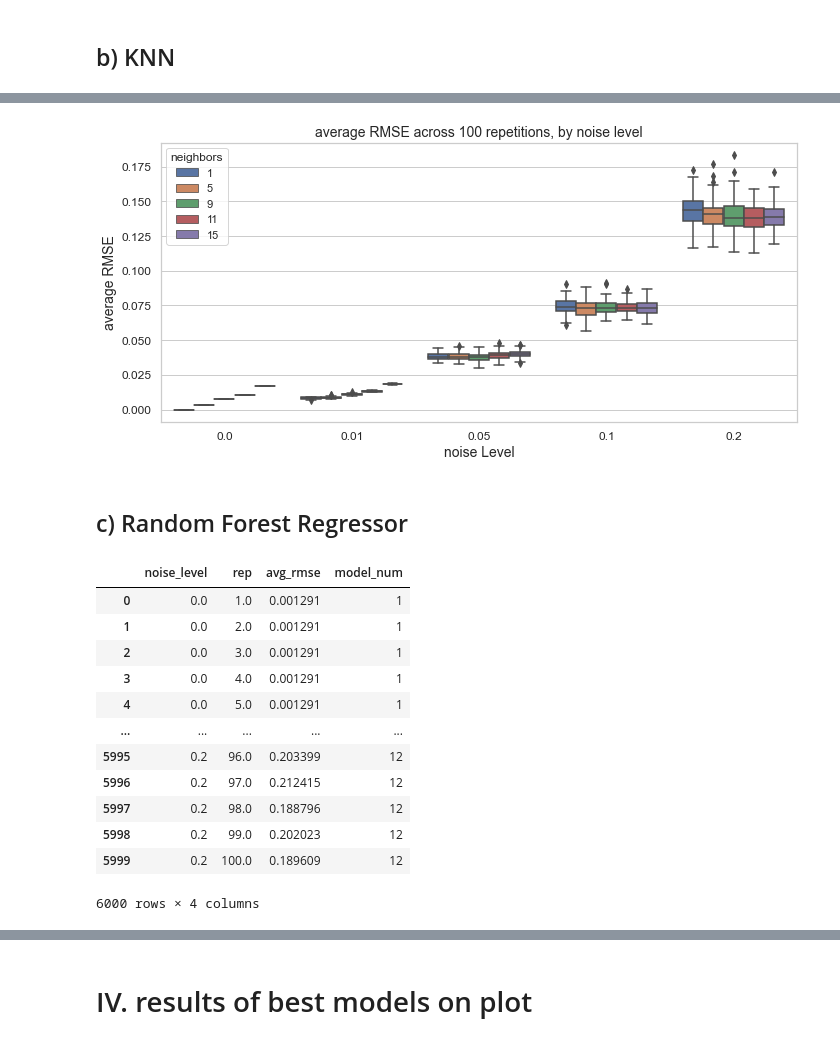
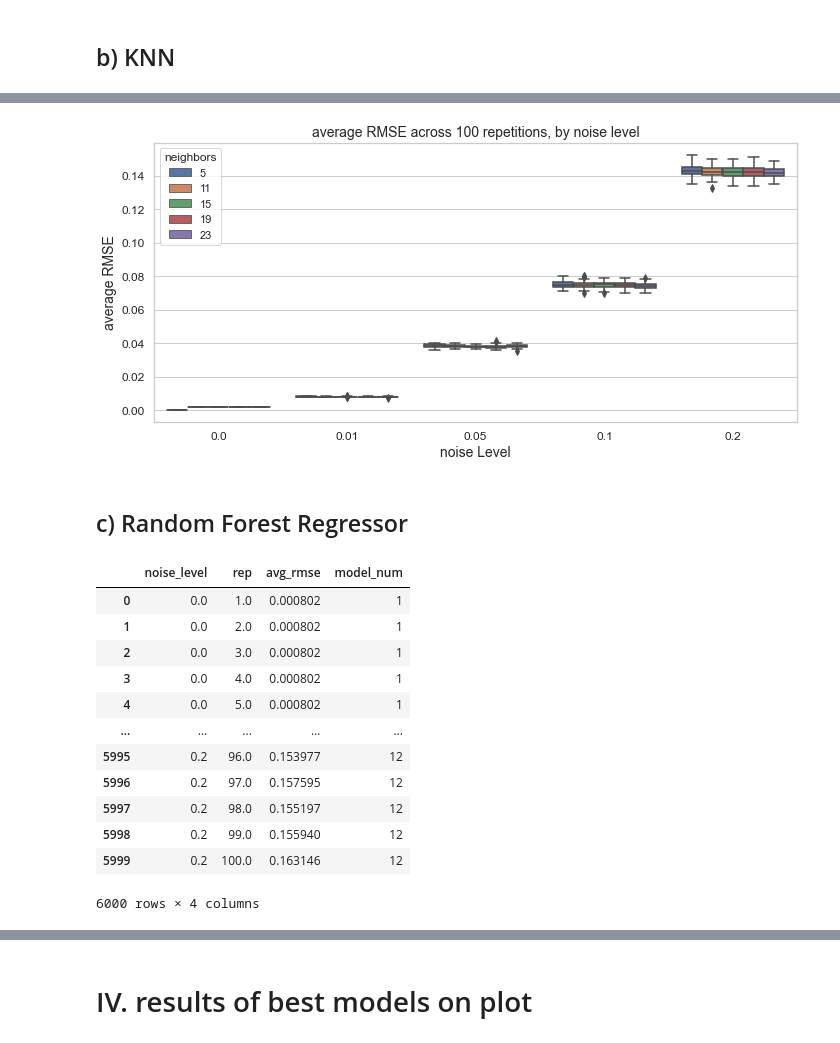
Before and after one commit to kylemjonesislanders/md-anderson, a Jupyter notebook: spectral-unmixing/simulation_experiment.ipynb, the cells around one changed output, grey strips where cells are left out. Saved outputs shown, nothing was run; the diff lists cells and outputs as text; code cells hidden in the pictures.

```diff
--- a/spectral-unmixing/simulation_experiment.ipynb
+++ b/spectral-unmixing/simulation_experiment.ipynb
@@ -591,23 +581,23 @@ axs[1, 1].title.set_text('Noise Level = 0.2')
 # %%
 # Box Plots of select k values
 fig, ax = plt.subplots(figsize = (10,5))
 sns.set(style="whitegrid")
 sns.boxplot(x='noise_level', y='avg_rmse', hue='neighbors',
-            data = results.loc[results['neighbors'].isin([1,5,9,11,15])])
+            data = results.loc[results['neighbors'].isin([5,11,15,19,23])])
 ax.set_xlabel("noise Level",
               fontsize=14)
 ax.set_ylabel("average RMSE",
               fontsize=14)
 ax.set_title("average RMSE across 100 repetitions, by noise level",
              fontsize=14)
 for tick in ax.xaxis.get_major_ticks():
     tick.label.set_fontsize(12)
 for tick in ax.yaxis.get_major_ticks():
     tick.label.set_fontsize(12)
 fig.tight_layout()
 plt.show()
 # %% [output]
-[figure, old version]
+[figure, new version]
 # %% [markdown]
 ## c) Random Forest Regressor
 # %%
@@ -615,18 +605,18 @@ plt.show()
 results = []
 
 # Define alphas
-model_parameters = [[100, 3, 10],
-                    [100, 4, 10],
-                    [100, 3, 20],
-                    [100, 4, 20],
-                    [100, 3, 30],
+model_parameters = [[100, 4, 20],
+                    [100, 5, 20],
+                    [100, 6, 20],
                     [100, 4, 30],
-                    [500, 3, 10],
-                    [500, 4, 10],
-                    [500, 3, 20],
-                    [500, 4, 20],
-                    [500, 3, 30],
-                    [500, 4, 30]]
+                    [100, 5, 30],
+                    [100, 6, 30],
+                    [100, 4, 40],
+                    [100, 5, 40],
+                    [100, 6, 40],
+                    [100, 4, 40],
+                    [100, 5, 40],
+                    [100, 6, 40]]
 
 model_num = 1
 for model_params in model_parameters:
@@ -674,21 +664,24 @@ for model_params in model_parameters:
 
 # Save results as dataframe
 results = pd.DataFrame(results,
-                       columns = ['noise_level', 'rep', 'avg_rmse', 'model_num'])
+                       columns = ['noise_level',
+                                  'rep',
+                                  'avg_rmse',
+                                  'model_num'])
 results
 # %% [output]
 |  | noise_level | rep | avg_rmse | model_num |
-| 0 | 0.0 | 1.0 | 0.001291 | 1 |
-| 1 | 0.0 | 2.0 | 0.001291 | 1 |
-| 2 | 0.0 | 3.0 | 0.001291 | 1 |
-| 3 | 0.0 | 4.0 | 0.001291 | 1 |
-| 4 | 0.0 | 5.0 | 0.001291 | 1 |
+| 0 | 0.0 | 1.0 | 0.000802 | 1 |
+| 1 | 0.0 | 2.0 | 0.000802 | 1 |
+| 2 | 0.0 | 3.0 | 0.000802 | 1 |
+| 3 | 0.0 | 4.0 | 0.000802 | 1 |
+| 4 | 0.0 | 5.0 | 0.000802 | 1 |
 | ... | ... | ... | ... | ... |
-| 5995 | 0.2 | 96.0 | 0.203399 | 12 |
-| 5996 | 0.2 | 97.0 | 0.212415 | 12 |
-| 5997 | 0.2 | 98.0 | 0.188796 | 12 |
-| 5998 | 0.2 | 99.0 | 0.202023 | 12 |
-| 5999 | 0.2 | 100.0 | 0.189609 | 12 |
+| 5995 | 0.2 | 96.0 | 0.153977 | 12 |
+| 5996 | 0.2 | 97.0 | 0.157595 | 12 |
+| 5997 | 0.2 | 98.0 | 0.155197 | 12 |
+| 5998 | 0.2 | 99.0 | 0.155940 | 12 |
+| 5999 | 0.2 | 100.0 | 0.163146 | 12 |
 6000 rows × 4 columns
 # %%
 # Average rmse for each noise level, by model value
```
Also changed, not shown: parts of 11 cells of this notebook.
